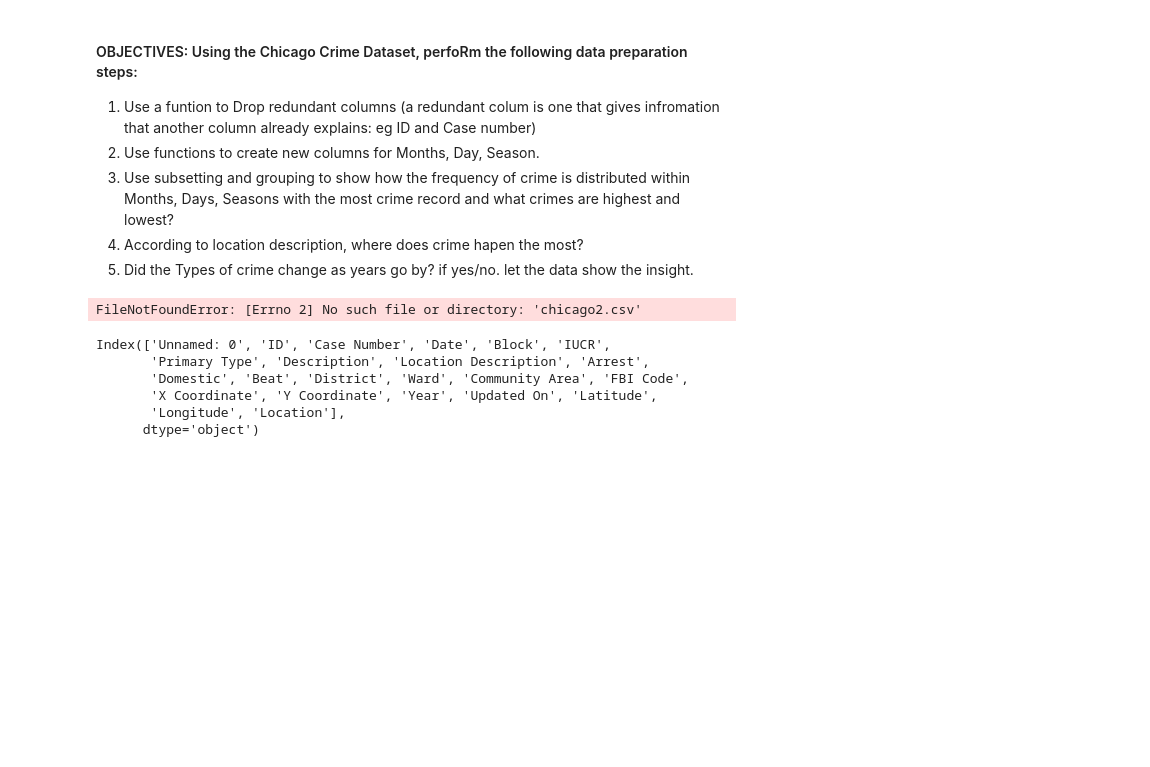
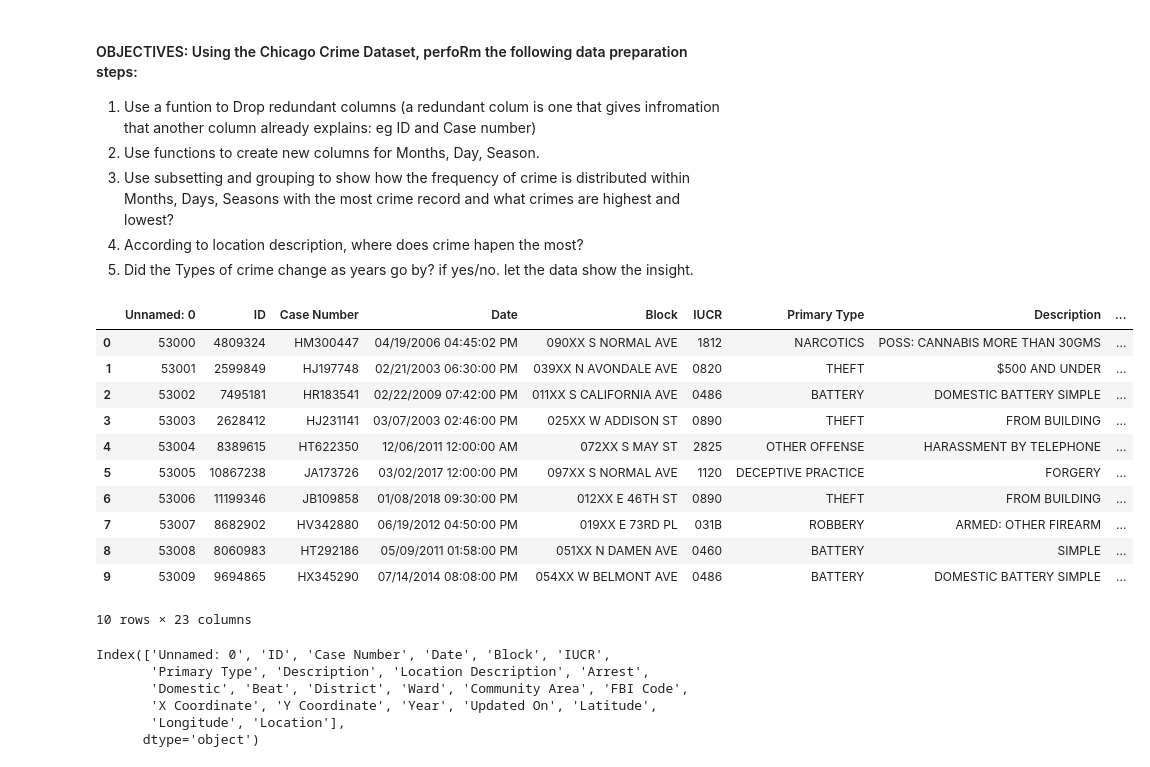
Before and after one commit to Sunday-Oladokun/Chicago-Crime-Analysis, a Jupyter notebook: Chicago Crime Analysis.ipynb, the cells around one changed output. Saved outputs shown, nothing was run; the diff lists cells and outputs as text; code cells hidden in the pictures; blank space fills up the shorter version.

```diff
--- a/Chicago Crime Analysis.ipynb
+++ b/Chicago Crime Analysis.ipynb
@@ -9,14 +9,25 @@
 # %%
 # Import pandas package
 import pandas as pd
 
 # Read the data into the environment
-dataset = pd.read_csv("chicago2.csv")
+dataset = pd.read_csv(r"C:\Users\Black Concept\WorkSpace\PRACTISE\FINISHED PROJECTS\Commit IMDB\Chicago-Crime-Analysis\chicago2 (1).csv")
 
 # Inspect the first 10 rows
 dataset.head(10)
 # %% [output]
+|  | Unnamed: 0 | ID | Case Number | Date | Block | IUCR | Primary Type | Description | ... |
+| 0 | 53000 | 4809324 | HM300447 | 04/19/2006 04:45:02 PM | 090XX S NORMAL AVE | 1812 | NARCOTICS | POSS: CANNABIS MORE THAN 30GMS | ... |
+| 1 | 53001 | 2599849 | HJ197748 | 02/21/2003 06:30:00 PM | 039XX N AVONDALE AVE | 0820 | THEFT | $500 AND UNDER | ... |
+| 2 | 53002 | 7495181 | HR183541 | 02/22/2009 07:42:00 PM | 011XX S CALIFORNIA AVE | 0486 | BATTERY | DOMESTIC BATTERY SIMPLE | ... |
+| 3 | 53003 | 2628412 | HJ231141 | 03/07/2003 02:46:00 PM | 025XX W ADDISON ST | 0890 | THEFT | FROM BUILDING | ... |
+| 4 | 53004 | 8389615 | HT622350 | 12/06/2011 12:00:00 AM | 072XX S MAY ST | 2825 | OTHER OFFENSE | HARASSMENT BY TELEPHONE | ... |
+| 5 | 53005 | 10867238 | JA173726 | 03/02/2017 12:00:00 PM | 097XX S NORMAL AVE | 1120 | DECEPTIVE PRACTICE | FORGERY | ... |
+| 6 | 53006 | 11199346 | JB109858 | 01/08/2018 09:30:00 PM | 012XX E 46TH ST | 0890 | THEFT | FROM BUILDING | ... |
+| 7 | 53007 | 8682902 | HV342880 | 06/19/2012 04:50:00 PM | 019XX E 73RD PL | 031B | ROBBERY | ARMED: OTHER FIREARM | ... |
+| 8 | 53008 | 8060983 | HT292186 | 05/09/2011 01:58:00 PM | 051XX N DAMEN AVE | 0460 | BATTERY | SIMPLE | ... |
+| 9 | 53009 | 9694865 | HX345290 | 07/14/2014 08:08:00 PM | 054XX W BELMONT AVE | 0486 | BATTERY | DOMESTIC BATTERY SIMPLE | ... |
-FileNotFoundError: [Errno 2] No such file or directory: 'chicago2.csv'
+10 rows × 23 columns
 # %%
 # Check the columns of the data
 dataset.columns
```
Also changed, not shown: parts of 6 cells of this notebook.
